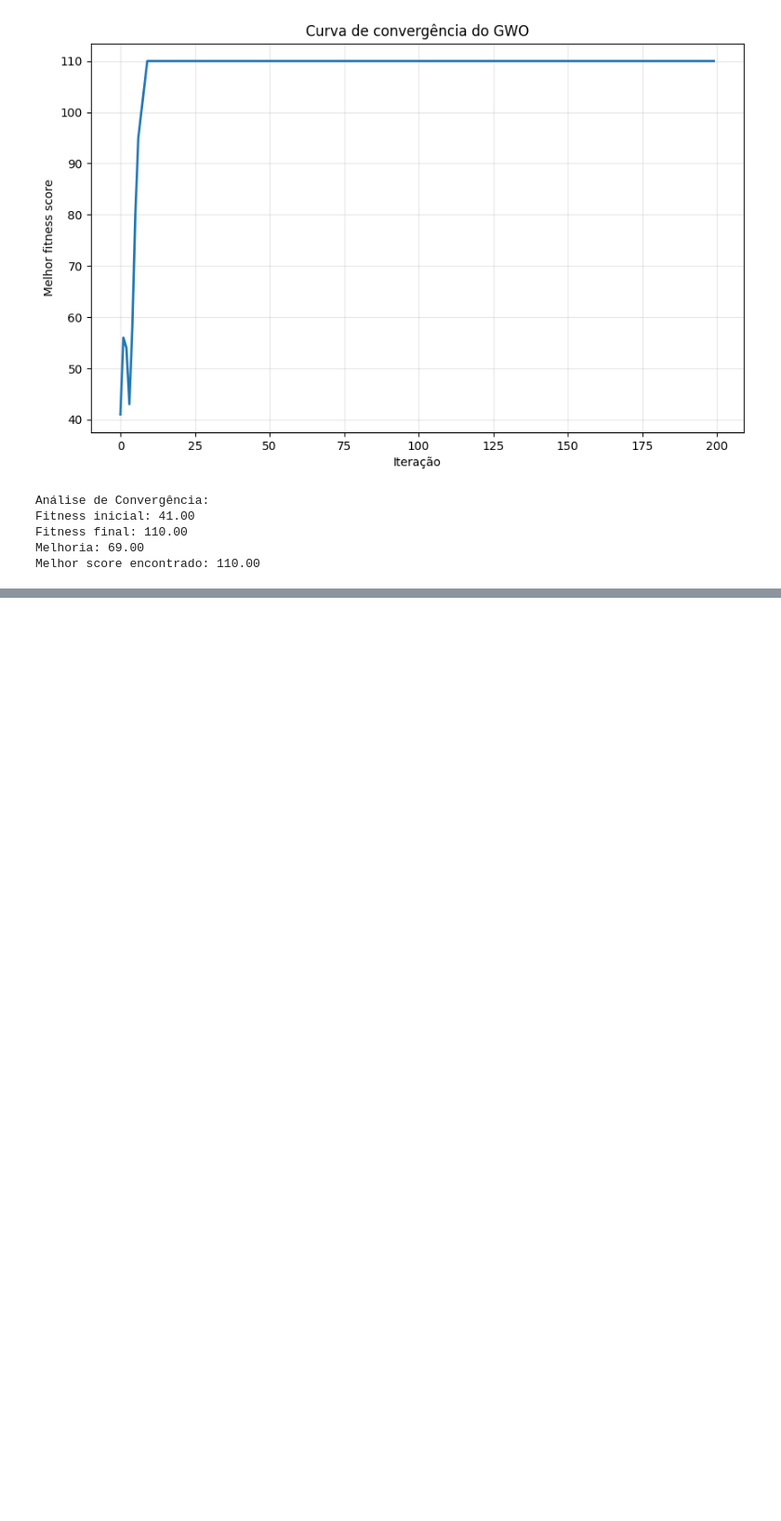
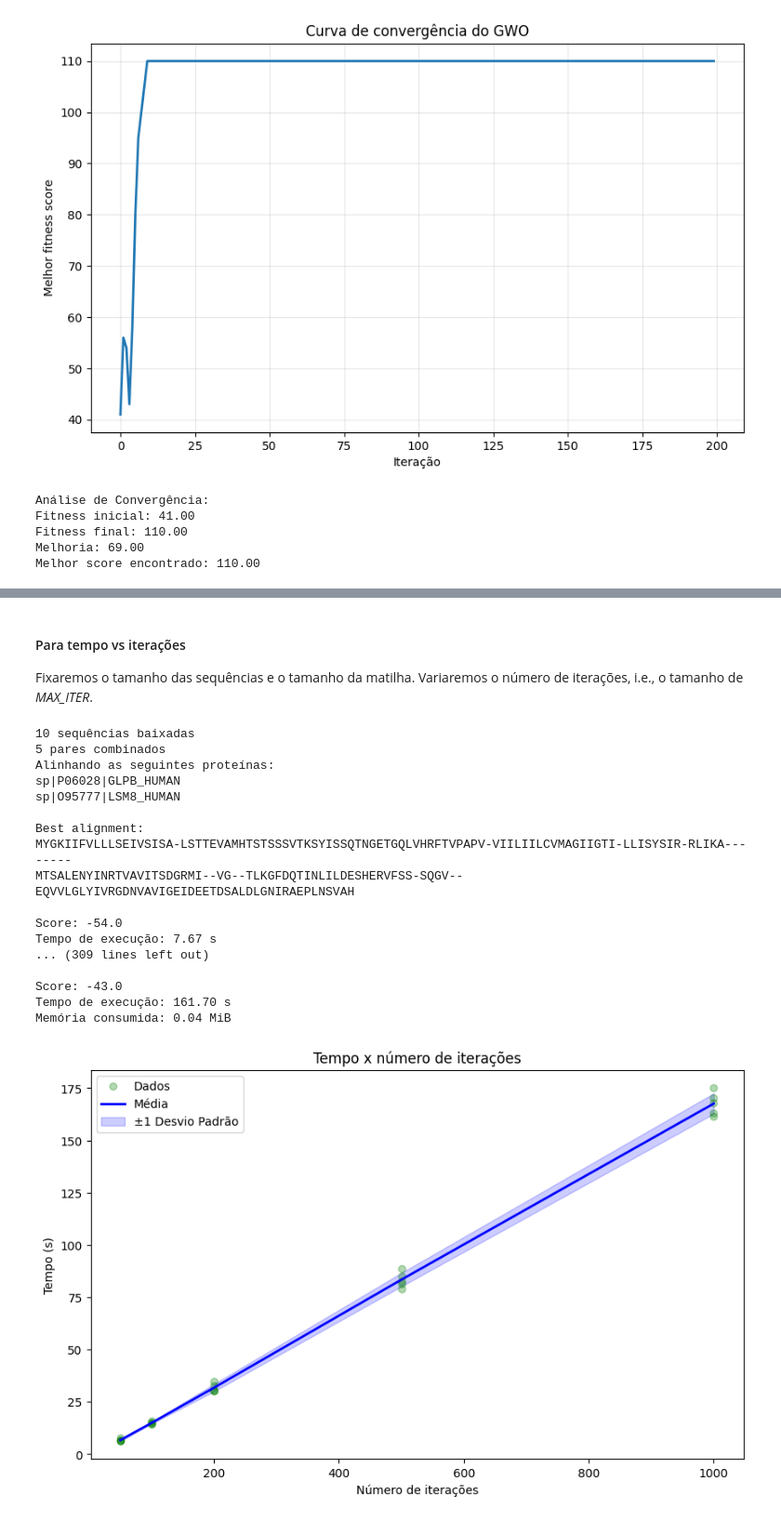
Before and after one commit to dcanevarollo/bio-gwo, a Jupyter notebook: src/experiments.ipynb, the cells around one changed output, grey strips where cells are left out. Shown at 93% size. Drawn from its saved outputs; the diff is of its cells as text; code cells hidden in the pictures; blank space fills up the shorter version.

```diff
--- a/src/experiments.ipynb
+++ b/src/experiments.ipynb
@@ -129,0 +229,40 @@ Melhor score encontrado: 110.00
+# %% [markdown]
+#### Para tempo vs iterações
+
+Fixaremos o tamanho das sequências e o tamanho da matilha. Variaremos o número de iterações, i.e., o tamanho de _MAX\_ITER_.
+# %%
+population_size = 100
+max_iter = [50, 100, 200, 500, 1000]
+sequence_length = 100
+
+timestamps: list[list[float]] = []
+
+for i in range(5):
+    timestamps.append([])
+    for iter in max_iter:
+        _, pairs = fetch_data(sequence_length)
+        seq1, seq2 = pairs[random.randint(0, len(pairs) - 1)]
+
+        _, _, elapsed_time, _ = run_alignment(seq1, seq2, population_size, iter)
+        timestamps[i].append(elapsed_time)
+
+plot_result(max_iter, timestamps, "Tempo x número de iterações", "Número de iterações", "Tempo (s)")
+# %% [output]
+10 sequências baixadas
+5 pares combinados
+Alinhando as seguintes proteínas:
+sp|P06028|GLPB_HUMAN
+sp|O95777|LSM8_HUMAN
+
+Best alignment:
+MYGKIIFVLLLSEIVSISA-LSTTEVAMHTSTSSSVTKSYISSQTNGETGQLVHRFTVPAPV-VIILIILCVMAGIIGTI-LLISYSIR-RLIKA--------
+MTSALENYINRTVAVITSDGRMI--VG--TLKGFDQTINLILDESHERVFSS-SQGV--EQVVLGLYIVRGDNVAVIGEIDEETDSALDLGNIRAEPLNSVAH
+
+Score: -54.0
+Tempo de execução: 7.67 s
+... (309 lines left out)
+
+Score: -43.0
+Tempo de execução: 161.70 s
+Memória consumida: 0.04 MiB
+[figure, added]
```
Also changed, not shown: parts of 12 cells of this notebook, 1 other file.
